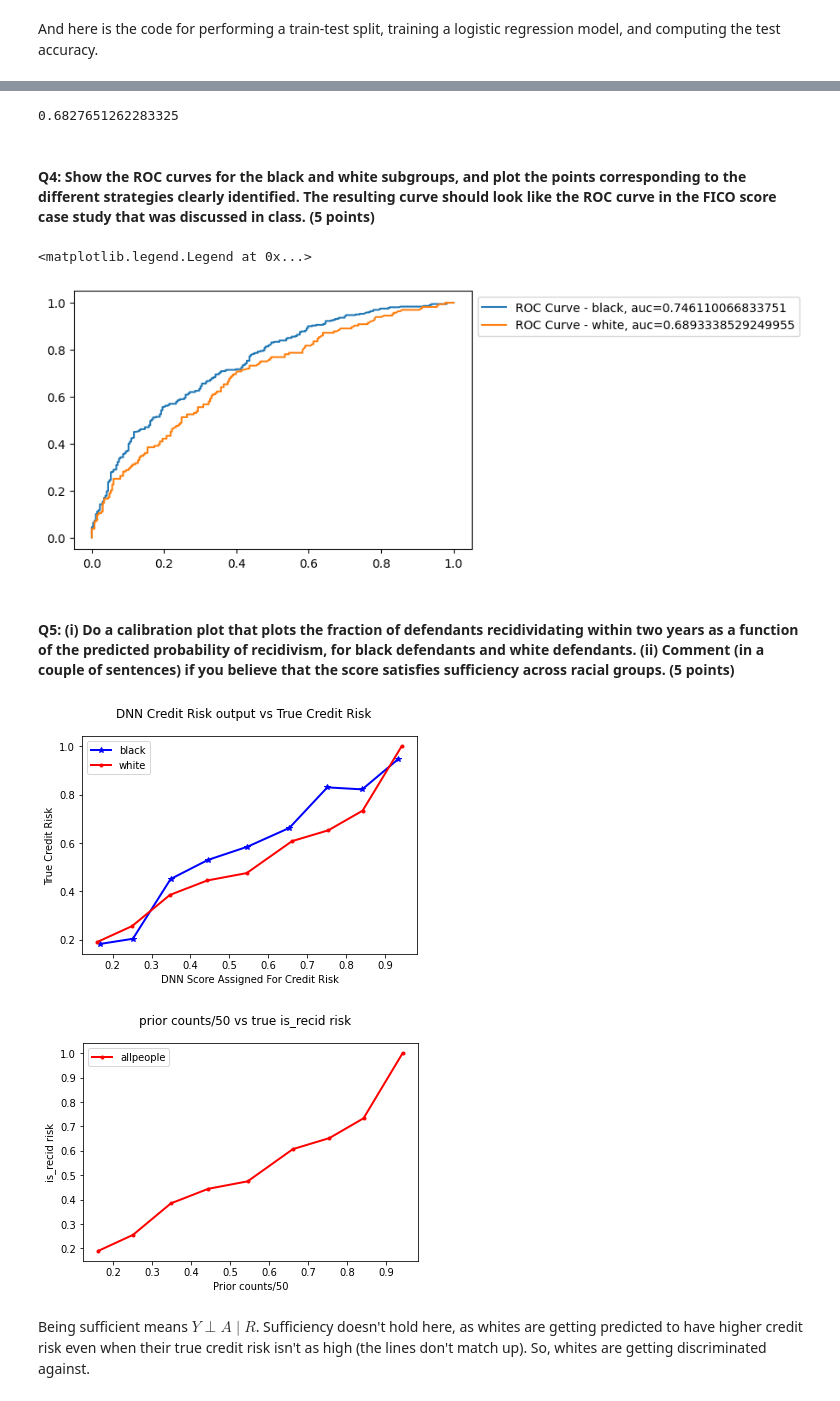
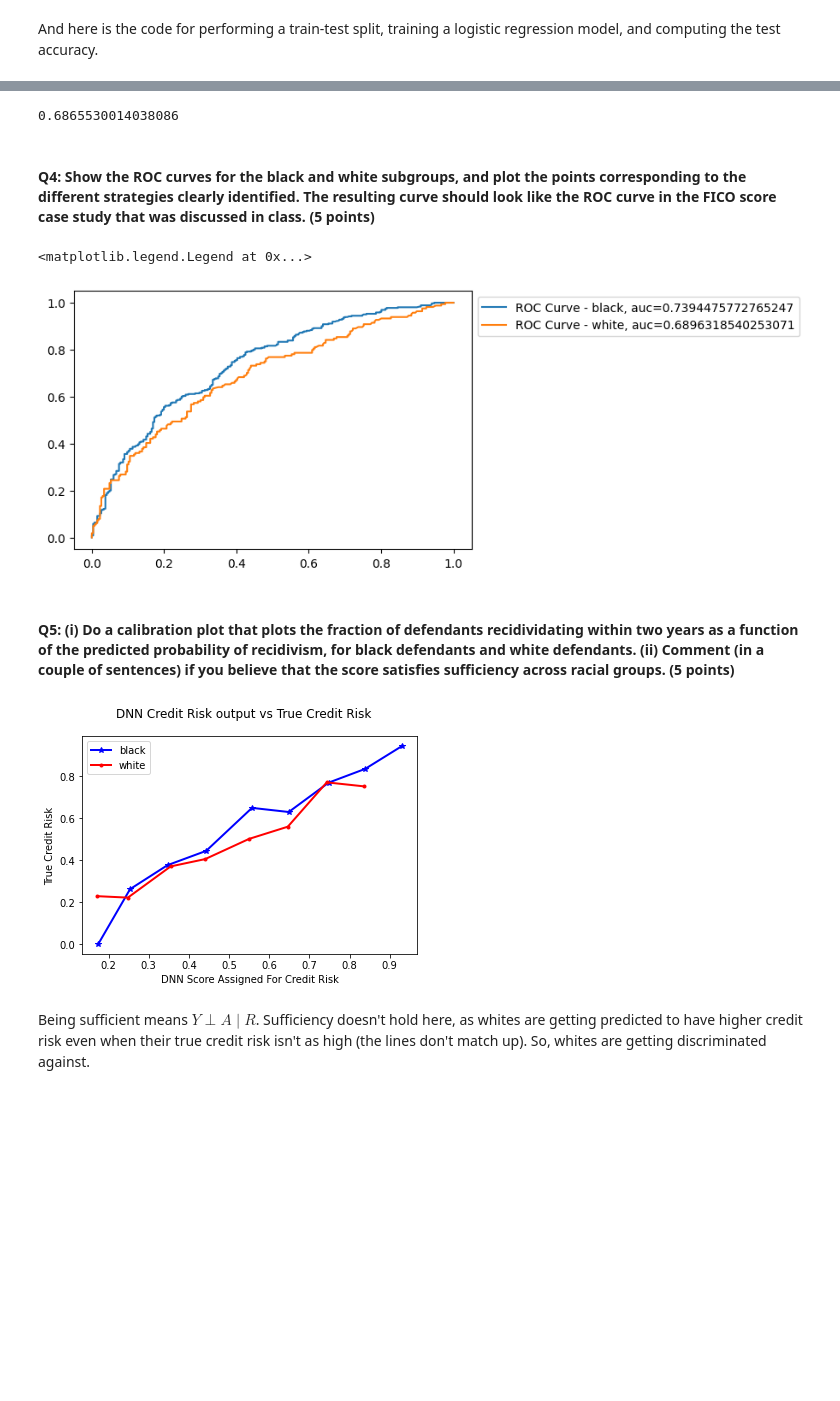
Before and after one commit to amitjoshi24/sensitive-attribute-containment-dnn-fairness, a Jupyter notebook: finalprojectcrimrecid.ipynb, the cells around one changed output, grey strips where cells are left out. Drawn from its saved outputs; the diff is of its cells as text; code cells hidden in the pictures; blank space fills up the shorter version.

```diff
--- a/finalprojectcrimrecid.ipynb
+++ b/finalprojectcrimrecid.ipynb
@@ -267,15 +270,21 @@ class DNN_model(torch.nn.Module):
     self.relu2 = torch.nn.ReLU()
     self.sigmoid = torch.nn.Sigmoid()
 
+    self.onlyLayer = torch.nn.Linear(no_input_features, 1)
+
     self.seq = torch.nn.Sequential(
         self.layer1,
         self.relu1,
         self.layer2,
         self.relu2
     )
+    #self.seq = torch.nn.Sequential(self.onlyLayer)
 
  def forward(self,x):
     # YOUR ANSWER HERE
+
+    #return self.sigmoid(self.seq(x))
+
     return self.sigmoid(self.layer5(self.seq(x)))
 
 print(train_x.shape)
@@ -322,7 +331,7 @@ Epoch: 14       Training Loss: 0.592799         Validation Loss: 0.601388
 
 accuracy(dnnmodel, test_x)
 # %% [output]
-0.6827651262283325
+0.6865530014038086
 # %% [markdown]
 #### Q4: Show the ROC curves for the black and white subgroups, and plot the points corresponding to the different strategies clearly identified. The resulting curve should look like the ROC curve in the FICO score case study that was discussed in class.  (5 points)
 # %%
@@ -354,7 +363,7 @@ plt.plot(fpr_f,tpr_f,label="ROC Curve - white, auc="+str(auc))
 plt.legend(loc=0, bbox_to_anchor=(1,1))
 # %% [output]
 <matplotlib.legend.Legend at 0x...>
-[figure, old version]
+[figure, new version]
 # %% [markdown]
 #### Q5: (i) Do a calibration plot that plots the fraction of defendants recidividating within two years as a function of the predicted probability of recidivism, for black defendants and white defendants. (ii) Comment (in a couple of sentences) if you believe that the score satisfies sufficiency across racial groups.      (5 points)
 # %%
@@ -368,56 +377,35 @@ y_m, x_m = calibration_curve(
 y_f, x_f = calibration_curve(
     test_y_white,
     whitePreds,
     n_bins=10)
 
-y_t, x_pc = calibration_curve(
-    train_y,
-    [x/50 for x in temptrain_x['priors_count']],
-    n_bins=10
-)
+
 
 
 
 
 fig, ax = plt.subplots()
 
 plt.plot(x_m, y_m, color='blue',
          marker='*',
          linewidth = 2,
          label='black')
 
 plt.plot(x_f, y_f, color='red',
          marker='.',
          linewidth = 2,
          label='white')
 
 
 
 # # reference line, legends, and axis labels
 ax.set_xlabel('DNN Score Assigned For Credit Risk')
 ax.set_ylabel('True Credit Risk')
 fig.suptitle('DNN Credit Risk output vs True Credit Risk')
 plt.legend()
 plt.show()
-
-fig, ax = plt.subplots()
-
-plt.plot(x_f, y_f, color='red',
-         marker='.',
-         linewidth = 2,
-         label='allpeople')
-
-
-
-# # reference line, legends, and axis labels
-ax.set_xlabel('Prior counts/50')
-ax.set_ylabel('is_recid risk')
-fig.suptitle('prior counts/50 vs true is_recid risk')
-plt.legend()
-plt.show()
 # %% [output]
-[figure, old version]
+[figure, new version]
-[figure, removed]
 # %% [markdown]
 Being sufficient means $Y \perp A \mid R$.  Sufficiency doesn't hold here, as whites are getting predicted to have higher credit risk even when their true credit risk isn't as high (the lines don't match up).  So, whites are getting discriminated against.
 # %% [markdown]
```
Also changed, not shown: parts of 17 cells of this notebook, 2 other files.
